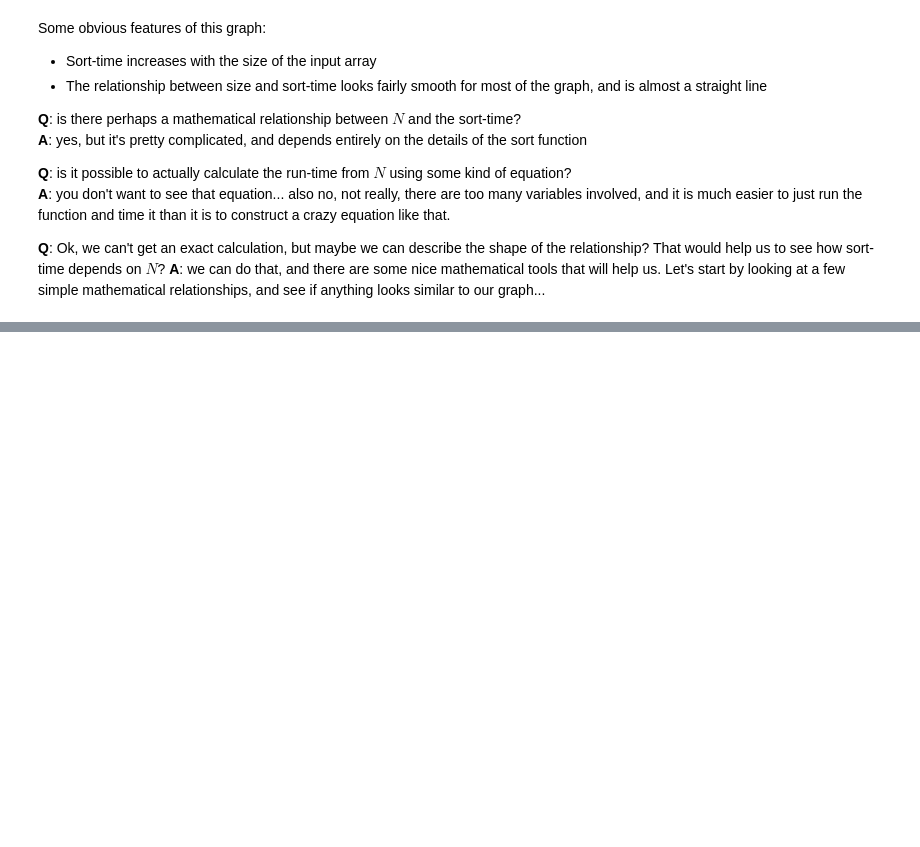
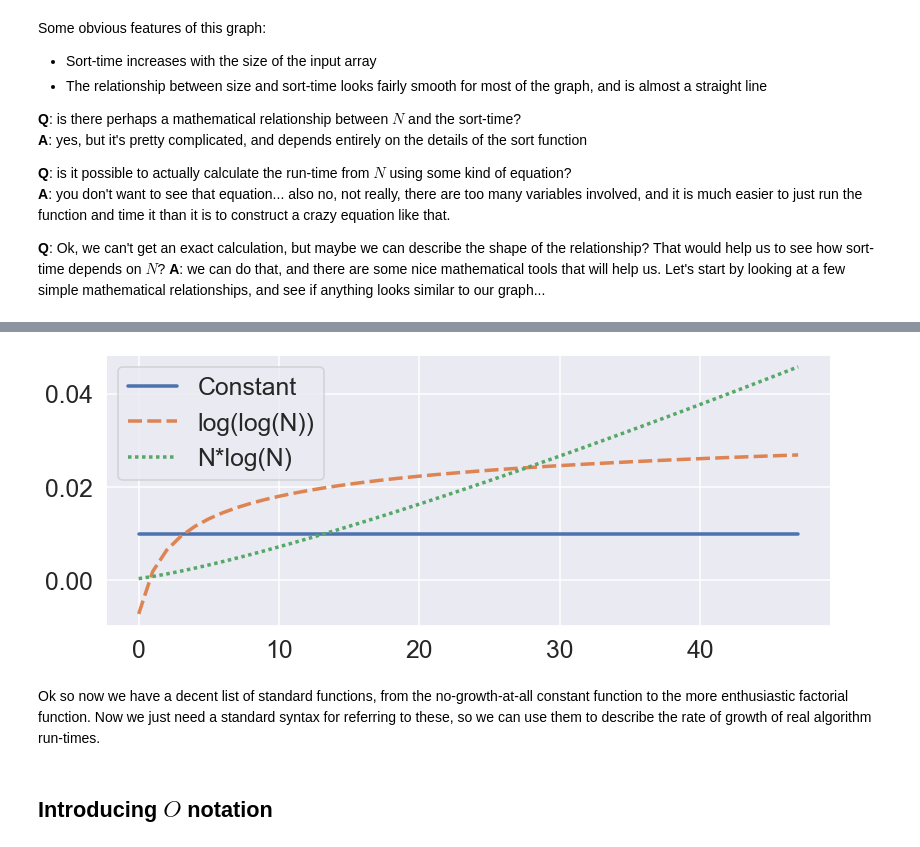
Before and after one commit to rimmera-elsevier/algorithm-analysis, a Jupyter notebook: lectures/1_introduction_to_asymptotic_analysis.ipynb, the cells around one changed output, grey strips where cells are left out. Saved outputs shown, nothing was run; the diff lists cells and outputs as text; code cells hidden in the pictures; blank space fills up the shorter version.

```diff
--- a/lectures/1_introduction_to_asymptotic_analysis.ipynb
+++ b/lectures/1_introduction_to_asymptotic_analysis.ipynb
@@ -111,0 +139,20 @@ seaborn.lineplot(data=data);
+# %%
+import seaborn
+from math import log, factorial, exp
+
+n_values = range(2, 50)
+
+data = pandas.DataFrame({
+    "Constant": [0.01 for n in n_values],
+    "log(log(N))": normalize([log(log(n)) for n in n_values]),
+    "N*log(N)": normalize([n*log(n) for n in n_values]),
+})
+
+plt.rcParams['figure.figsize'] = [13, 5]
+seaborn.lineplot(data=data);
+# %% [output]
+[figure, added]
+# %% [markdown]
+Ok so now we have a decent list of standard functions, from the no-growth-at-all constant function to the more enthusiastic factorial function. Now we just need a standard syntax for referring to these, so we can use them to describe the rate of growth of real algorithm run-times.
+# %% [markdown]
+## Introducing $O$ notation
```
Also changed, not shown: parts of 9 cells of this notebook.
